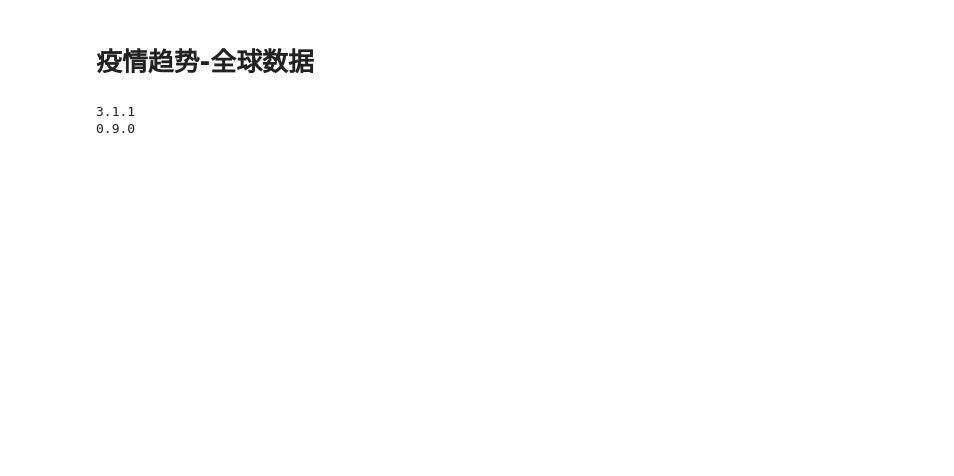
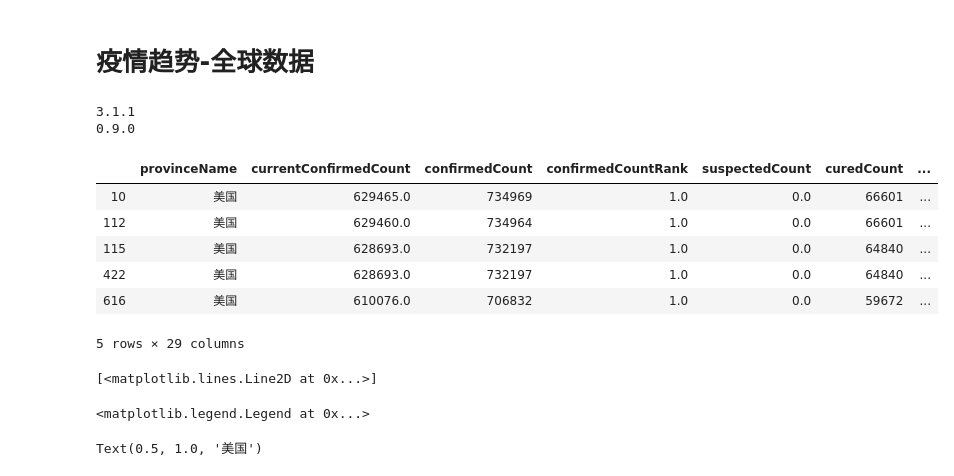
Before and after one commit to silianpan/2019-nCoV, a Jupyter notebook: world_trend.ipynb, the cells around one changed output. Drawn from its saved outputs; the diff is of its cells as text; code cells hidden in the pictures; blank space fills up the shorter version.

```diff
--- a/world_trend.ipynb
+++ b/world_trend.ipynb
@@ -47,3 +47,43 @@ print(sns.__version__)  #> 0.9.0
 # %% [output]
 3.1.1
 0.9.0
+# %%
+import matplotlib.dates as mdates
+# 准备数据
+df = pd.read_json('data/json/DXYArea-TimeSeries.json')
+# 过滤
+df = df[df['countryName'] == '美国']
+# 排序
+df.sort_values(by='updateTime', ascending=False, inplace=True)
+# origin=pd.Timestamp('1970-01-01 08:00:00')转换为东八区
+df['updateTime'] = pd.to_datetime(df['updateTime'], unit='ms', origin=pd.Timestamp('1970-01-01 08:00:00'))
+df.head()
+
+# 绘图
+fig, ax = plt.subplots(1, 1, figsize=(10, 6))
+ax.plot(df['updateTime'], df['currentConfirmedCount'], color='r', marker='o', markersize=2, label='现存确诊数')
+ax.legend(loc='best')
+plt.title('美国')
+# 设置刻度大小
+plt.tick_params(labelsize=10)
+# 设置刻度旋转
+plt.tick_params(axis='x', rotation=30)
+ax.xaxis.set_major_formatter(mdates.DateFormatter('%-m/%-d'))
+
+dl = mdates.DayLocator(interval=4)
+ax.xaxis.set_major_locator(dl)
+
+# 添加数据标签
+# for a, b in zip(df['updateTime'], df['currentConfirmedCount']):
+#     plt.text(a, b, b, ha='center', va='bottom', fontsize=8)
+# %% [output]
+|  | provinceName | currentConfirmedCount | confirmedCount | confirmedCountRank | suspectedCount | curedCount | ... |
+| 10 | 美国 | 629465.0 | 734969 | 1.0 | 0.0 | 66601 | ... |
+| 112 | 美国 | 629460.0 | 734964 | 1.0 | 0.0 | 66601 | ... |
+| 115 | 美国 | 628693.0 | 732197 | 1.0 | 0.0 | 64840 | ... |
+| 422 | 美国 | 628693.0 | 732197 | 1.0 | 0.0 | 64840 | ... |
+| 616 | 美国 | 610076.0 | 706832 | 1.0 | 0.0 | 59672 | ... |
+5 rows × 29 columns
+[<matplotlib.lines.Line2D at 0x...>]
+<matplotlib.legend.Legend at 0x...>
+Text(0.5, 1.0, '美国')
```
Also changed, not shown: parts of 1 cell of this notebook.
